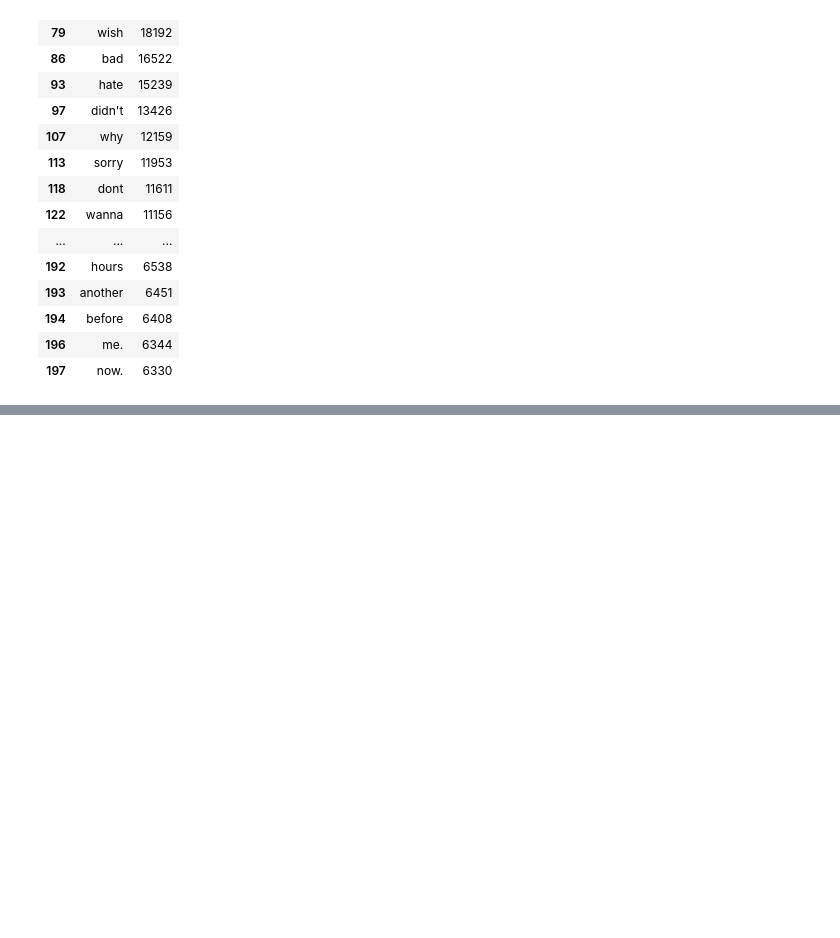
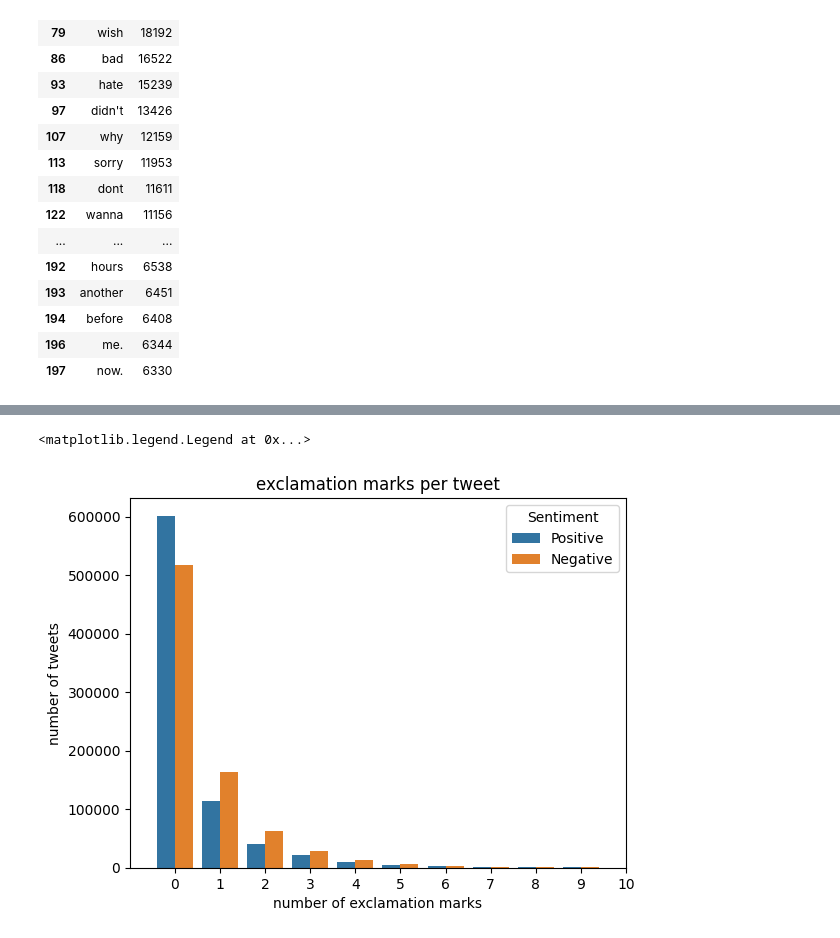
Before and after one commit to DavidStein7/marketing_analytics_project, a Jupyter notebook: Notebooks/finn_data_exploration.ipynb, the cells around one changed output, grey strips where cells are left out. Cells and saved outputs as stored; diff of their text form; code cells hidden in the pictures; blank space fills up the shorter version.

```diff
--- a/Notebooks/finn_data_exploration.ipynb
+++ b/Notebooks/finn_data_exploration.ipynb
@@ -206,0 +237,3 @@ unique_neg
+# %%
+data['Exclamation'] = data['Tweet'].str.count('!')
+data
@@ -206,0 +254,10 @@ unique_neg
+# %%
+sns.countplot(data, x='Exclamation', hue='Sentiment')
+plt.xlim(-1,10)
+plt.title('exclamation marks per tweet')
+plt.xlabel('number of exclamation marks')
+plt.ylabel('number of tweets')
+plt.legend(title='Sentiment', loc='upper right', labels=['Positive', 'Negative'])
+# %% [output]
+<matplotlib.legend.Legend at 0x...>
+[figure, added]
```
Also changed, not shown: parts of 11 cells of this notebook.
